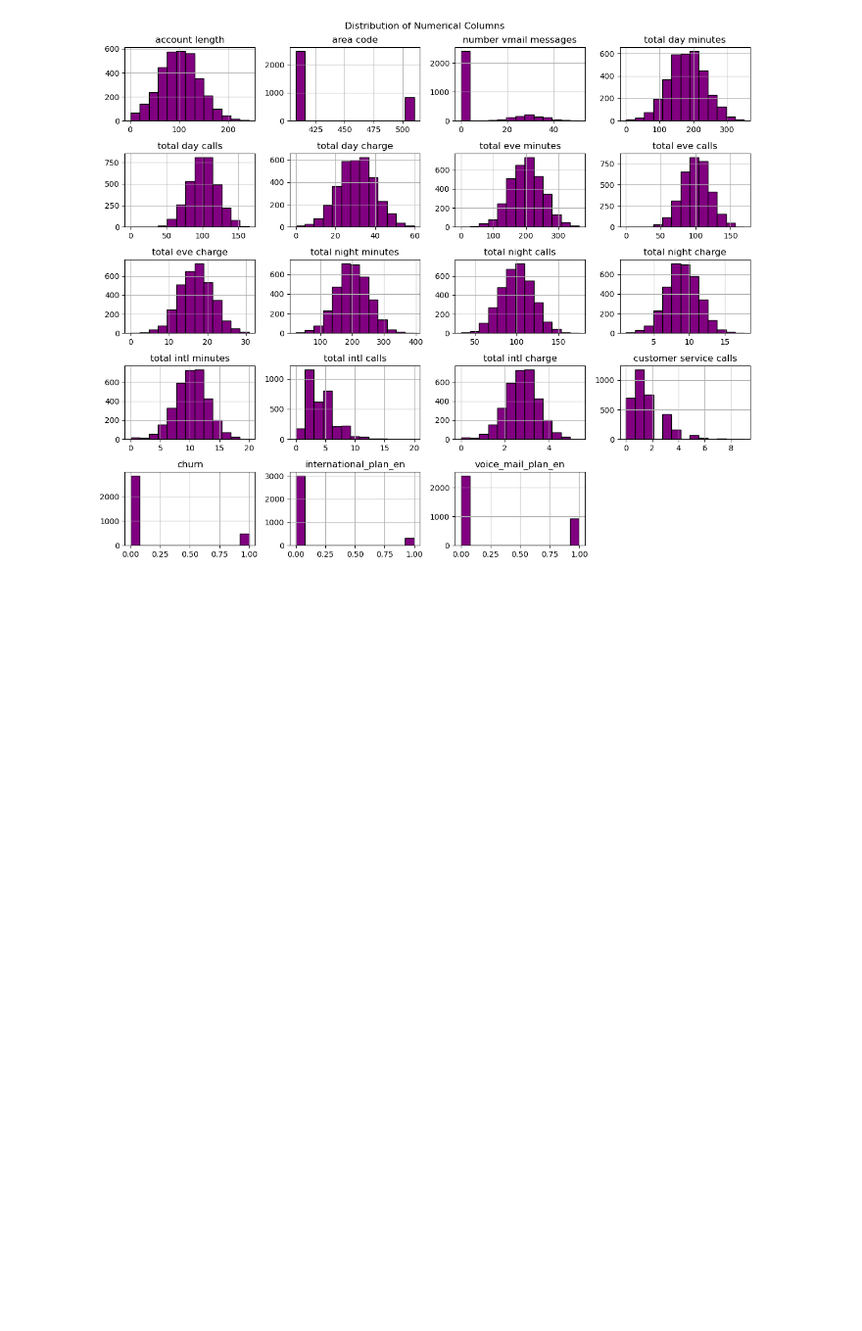
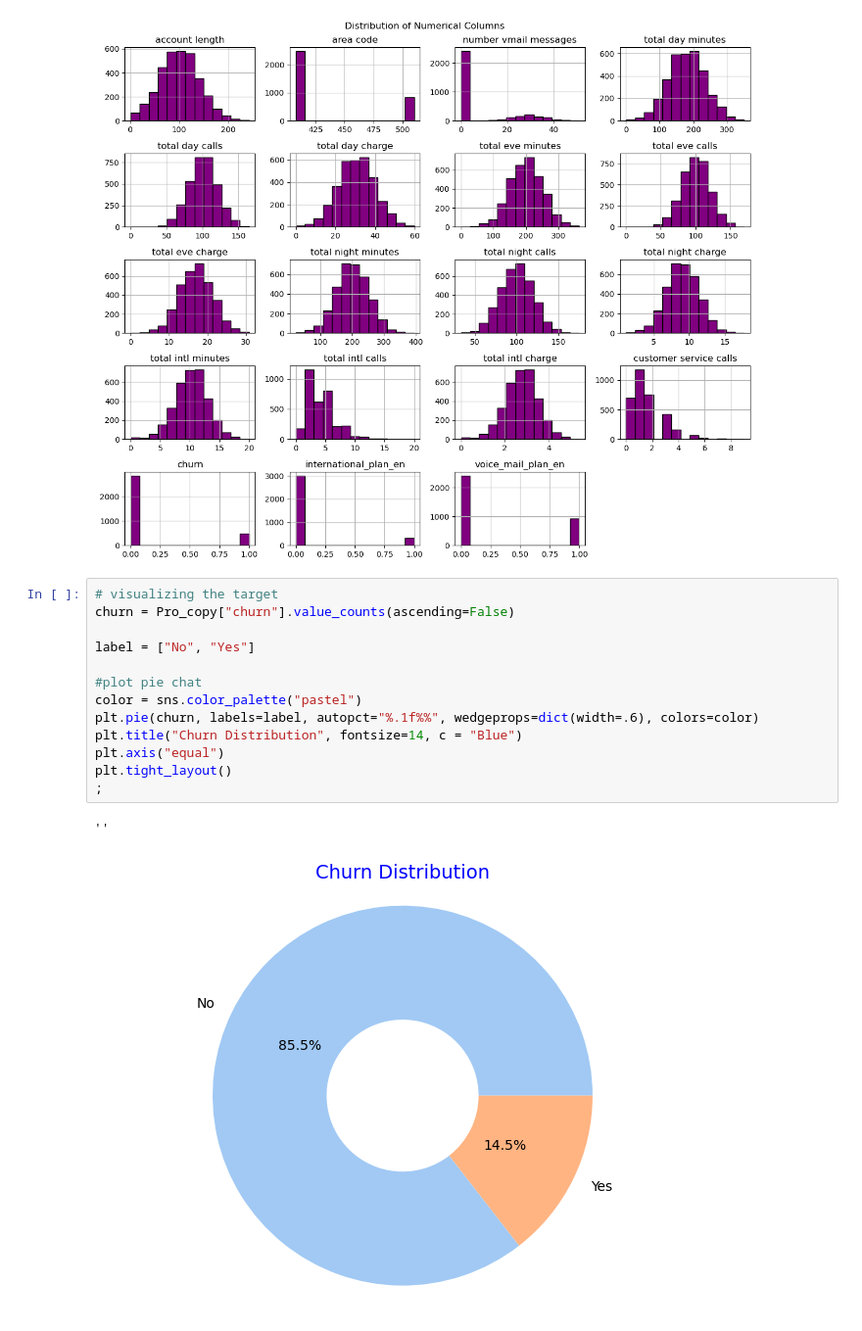
Before and after one commit to Muhadischol/Phase_Three_Project, a Jupyter notebook: Notebook/SyriaTel_Project.ipynb, the cells around one changed output. Shown at 98% size. Cells and saved outputs as stored; diff of their text form; blank space fills up the shorter version.

Commit message:
target visualization

```diff
--- a/Notebook/SyriaTel_Project.ipynb
+++ b/Notebook/SyriaTel_Project.ipynb
@@ -346,3 +346,19 @@ plt.tight_layout()
 plt.show()
 # %% [output]
 [figure]
+# %%
+# visualizing the target
+churn = Pro_copy["churn"].value_counts(ascending=False)
+
+label = ["No", "Yes"]
+
+#plot pie chat
+color = sns.color_palette("pastel")
+plt.pie(churn, labels=label, autopct="%.1f%%", wedgeprops=dict(width=.6), colors=color)
+plt.title("Churn Distribution", fontsize=14, c = "Blue")
+plt.axis("equal")
+plt.tight_layout()
+;
+# %% [output]
+''
+[figure, added]
```
